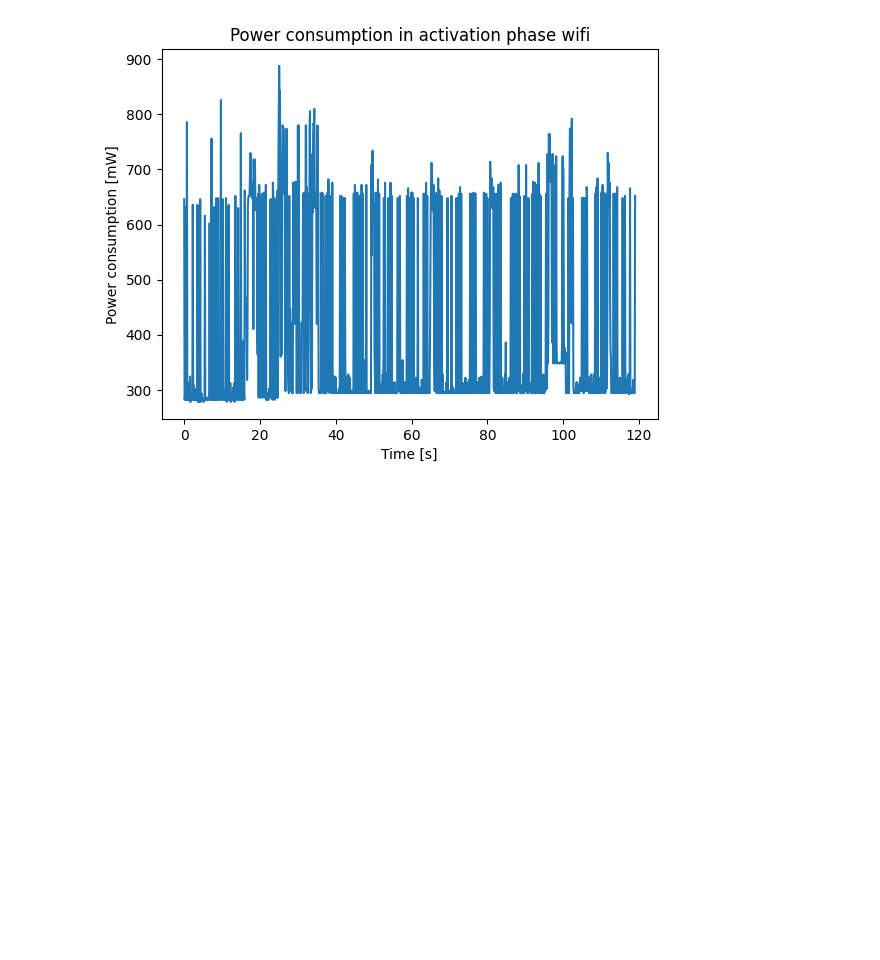
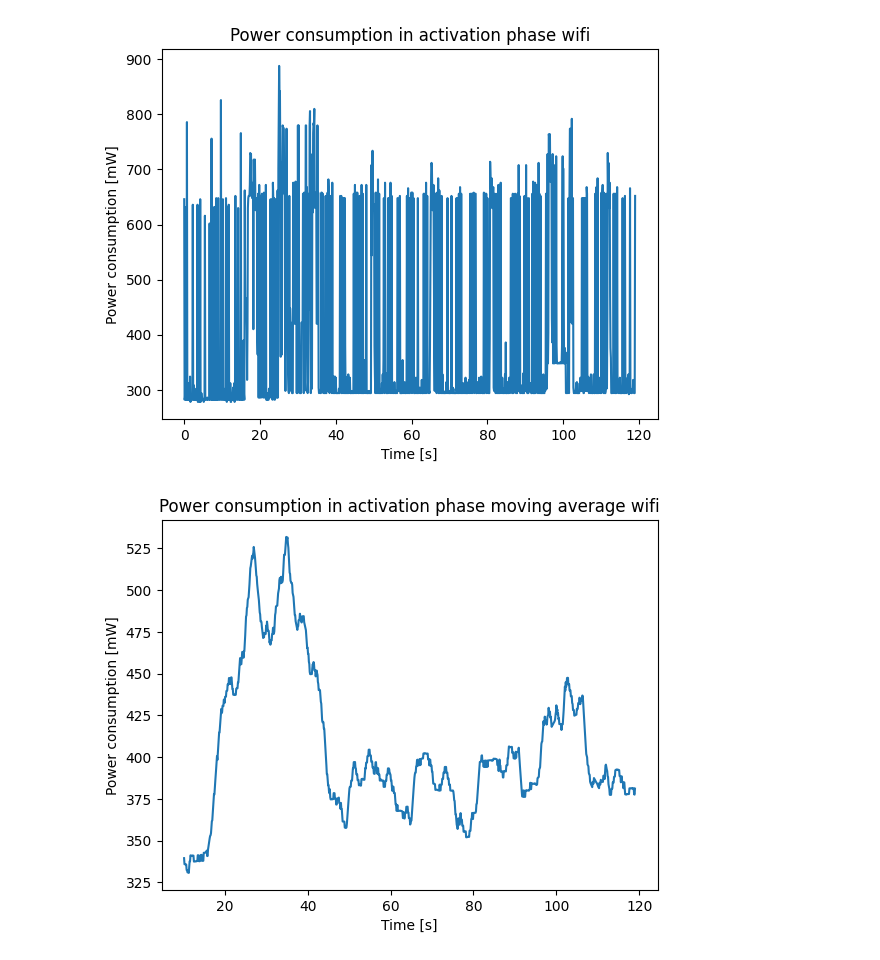
Before and after one commit to LorenzoFrangella/Internet-of-Bins, a Jupyter notebook: measurement.ipynb, the cells around one changed output. Drawn from its saved outputs; the diff is of its cells as text; code cells hidden in the pictures; blank space fills up the shorter version.

Commit message:
plots

```diff
--- a/measurement.ipynb
+++ b/measurement.ipynb
@@ -64,3 +64,15 @@ plt.show()
 # %% [output]
 average value of energy consumtion is:  401.65887445887444
 [figure]
+# %%
+window_size = 100
+moving_average = np.convolve(values, np.ones(window_size)/window_size, mode='valid')
+time_ma = time[window_size-1:]
+
+plt.plot(time_ma, moving_average)
+plt.xlabel('Time [s]')
+plt.ylabel('Power consumption [mW]')
+plt.title('Power consumption in activation phase moving average wifi')
+plt.show()
+# %% [output]
+[figure, added]
```
Also changed, not shown: parts of 1 cell of this notebook, 3 other files.
